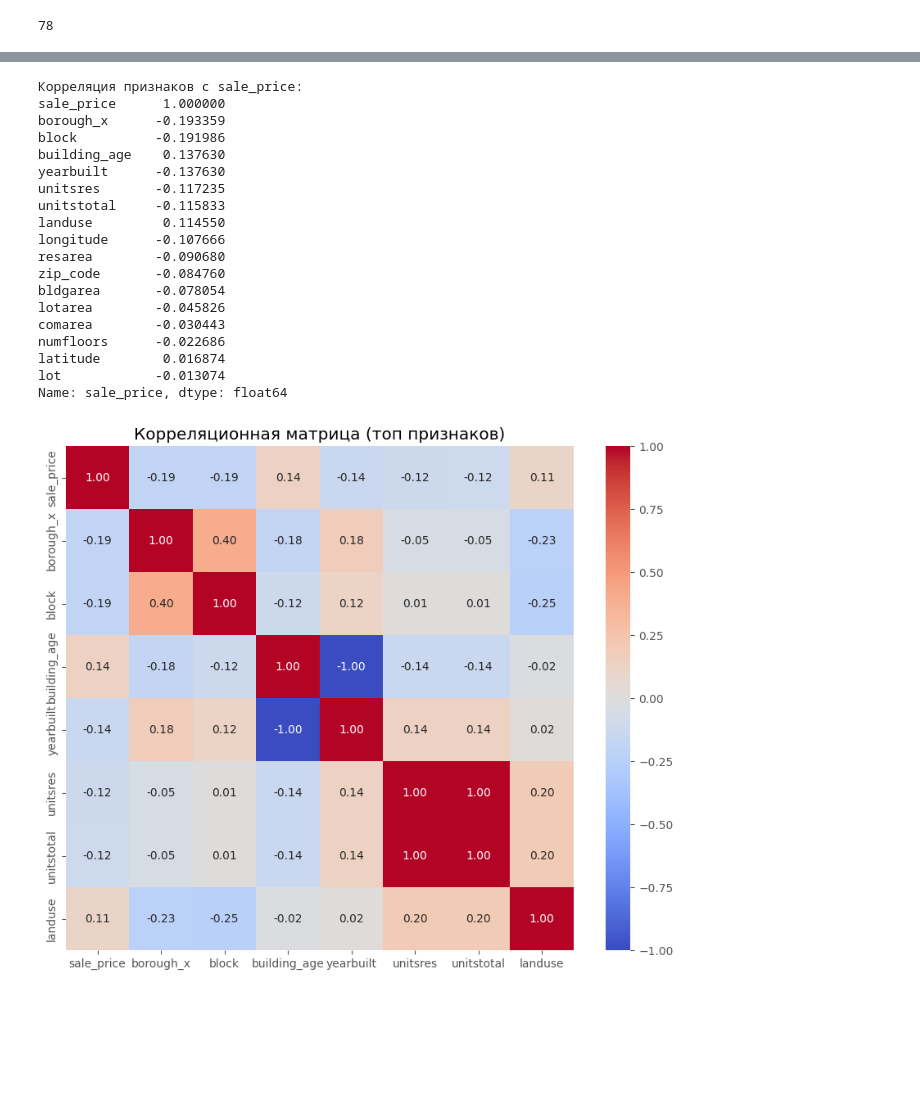
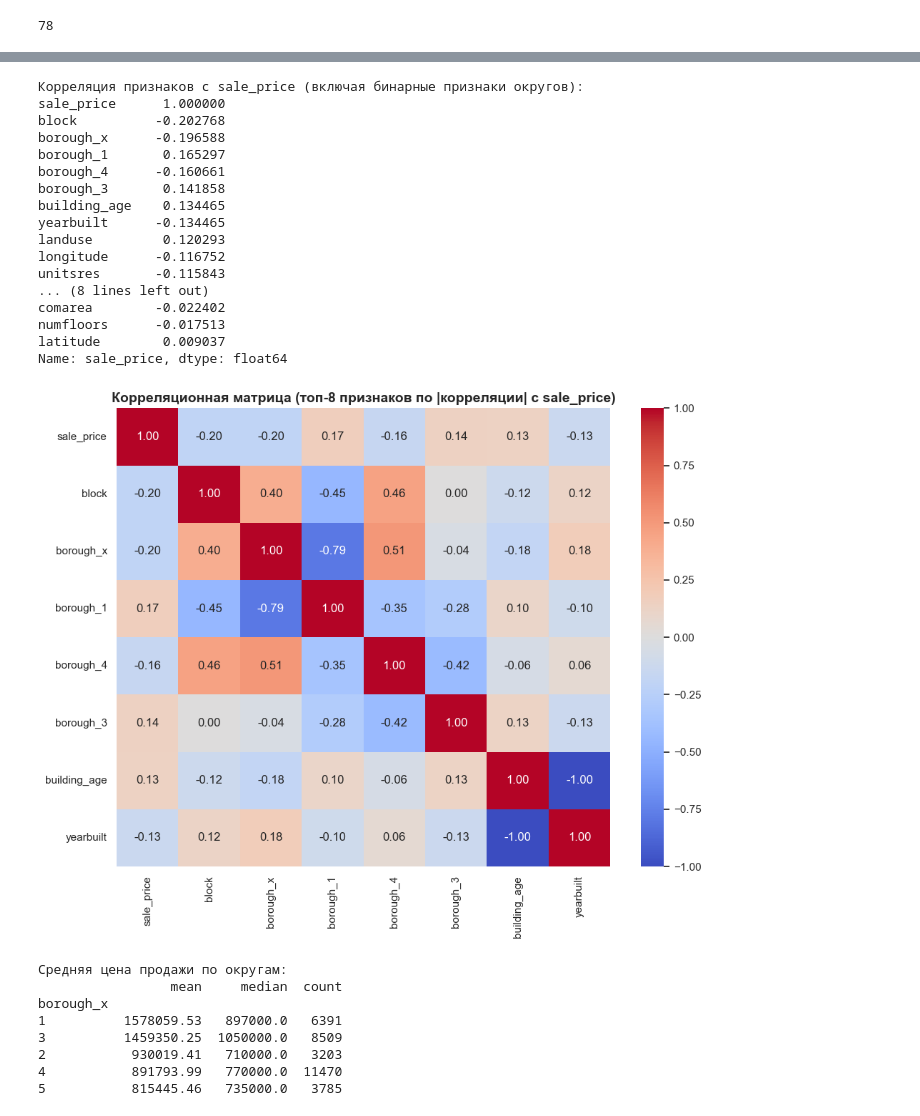
Before and after one commit to oganes1/Housing-prices, a Jupyter notebook: nyc_prices.ipynb, the cells around one changed output, grey strips where cells are left out. Drawn from its saved outputs; the diff is of its cells as text; code cells hidden in the pictures; blank space fills up the shorter version.

```diff
--- a/nyc_prices.ipynb
+++ b/nyc_prices.ipynb
@@ -317,34 +304,59 @@ Name: count, dtype: int64
 # %%
-numeric_cols = df_clean.select_dtypes(include=np.number).columns.tolist()
-corr_with_price = df_clean[numeric_cols].corr()['sale_price'].sort_values(key=abs, ascending=False)
 
-print("Корреляция признаков с sale_price:")
+# Создаём рабочую копию
+df_corr = df_clean.copy()
+
+# One-hot encoding для borough_x (без удаления базовой категории — для полноты корреляционного анализа)
+borough_dummies = pd.get_dummies(df_corr['borough_x'], prefix='borough', dtype=int)
+
+# Добавляем бинарные столбцы в датафрейм для анализа
+df_corr = pd.concat([df_corr, borough_dummies], axis=1)
+
+# Формируем список числовых переменных (исходные + бинарные признаки округов)
+numeric_cols = df_corr.select_dtypes(include=np.number).columns.tolist()
+
+# Корреляция всех числовых признаков с целевой переменной
+corr_with_price = df_corr[numeric_cols].corr()['sale_price'].sort_values(key=abs, ascending=False)
+
+print("Корреляция признаков с sale_price (включая бинарные признаки округов):")
 print(corr_with_price)
 
-# Тепловая карта (только для самых важных признаков)
-top_features = corr_with_price.index[:8]  # топ-8 признаков по корреляции
+# Тепловая карта: топ-8 признаков по модулю корреляции с sale_price
+top_features = corr_with_price.index[:8]
 plt.figure(figsize=(10, 8))
-sns.heatmap(df_clean[top_features].corr(), annot=True, fmt=".2f", cmap='coolwarm')
-plt.title('Корреляционная матрица (топ признаков)')
+sns.heatmap(df_corr[top_features].corr(), annot=True, fmt=".2f", cmap='coolwarm', center=0, vmin=-1, vmax=1)
+plt.title('Корреляционная матрица (топ-8 признаков по |корреляции| с sale_price)', fontsize=14, fontweight='bold')
+plt.tight_layout()
 plt.show()
+
+# Дополнительно: сводка средних цен по округам (для интерпретации знака корреляции)
+print("\nСредняя цена продажи по округам:")
+borough_stats = df_clean.groupby('borough_x')['sale_price'].agg(['mean', 'median', 'count']).round(2)
+print(borough_stats.sort_values('mean', ascending=False))
 # %% [output]
-Корреляция признаков с sale_price:
+Корреляция признаков с sale_price (включая бинарные признаки округов):
 sale_price      1.000000
-borough_x      -0.193359
-block          -0.191986
-building_age    0.137630
-yearbuilt      -0.137630
-unitsres       -0.117235
-unitstotal     -0.115833
-landuse         0.114550
-longitude      -0.107666
-resarea        -0.090680
-zip_code       -0.084760
-bldgarea       -0.078054
-lotarea        -0.045826
-comarea        -0.030443
-numfloors      -0.022686
-latitude        0.016874
-lot            -0.013074
+block          -0.202768
+borough_x      -0.196588
+borough_1       0.165297
+borough_4      -0.160661
+borough_3       0.141858
+building_age    0.134465
+yearbuilt      -0.134465
+landuse         0.120293
+longitude      -0.116752
+unitsres       -0.115843
+... (8 lines left out)
+comarea        -0.022402
+numfloors      -0.017513
+latitude        0.009037
 Name: sale_price, dtype: float64
-[figure, old version]
+[figure, new version]
+Средняя цена продажи по округам:
+                 mean     median  count
+borough_x
+1          1578059.53   897000.0   6391
+3          1459350.25  1050000.0   8509
+2           930019.41   710000.0   3203
+4           891793.99   770000.0  11470
+5           815445.46   735000.0   3785
```
Also changed, not shown: parts of 12 cells of this notebook.
